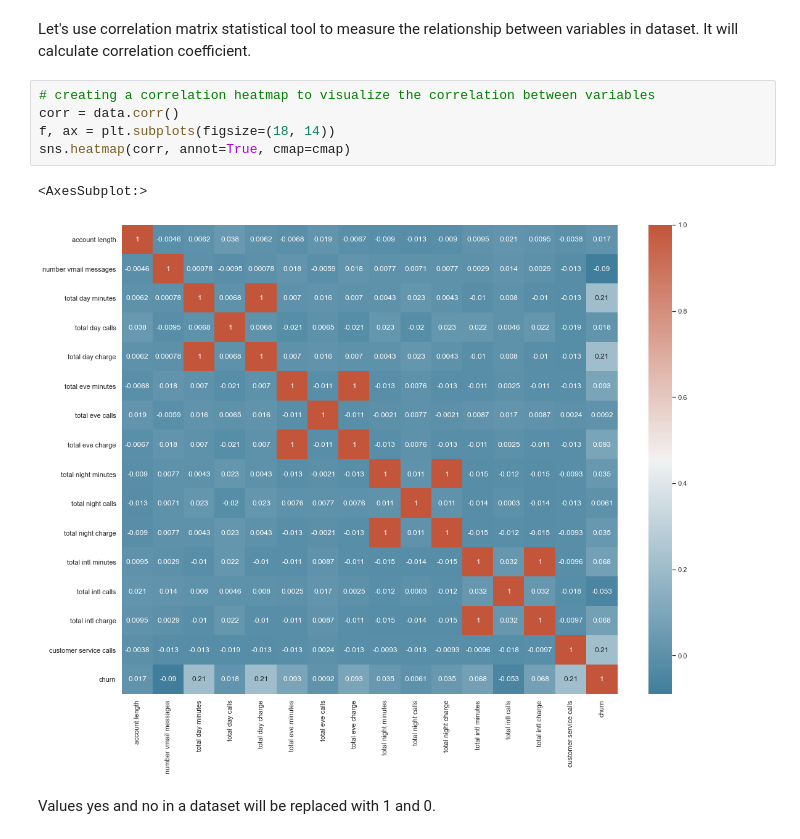
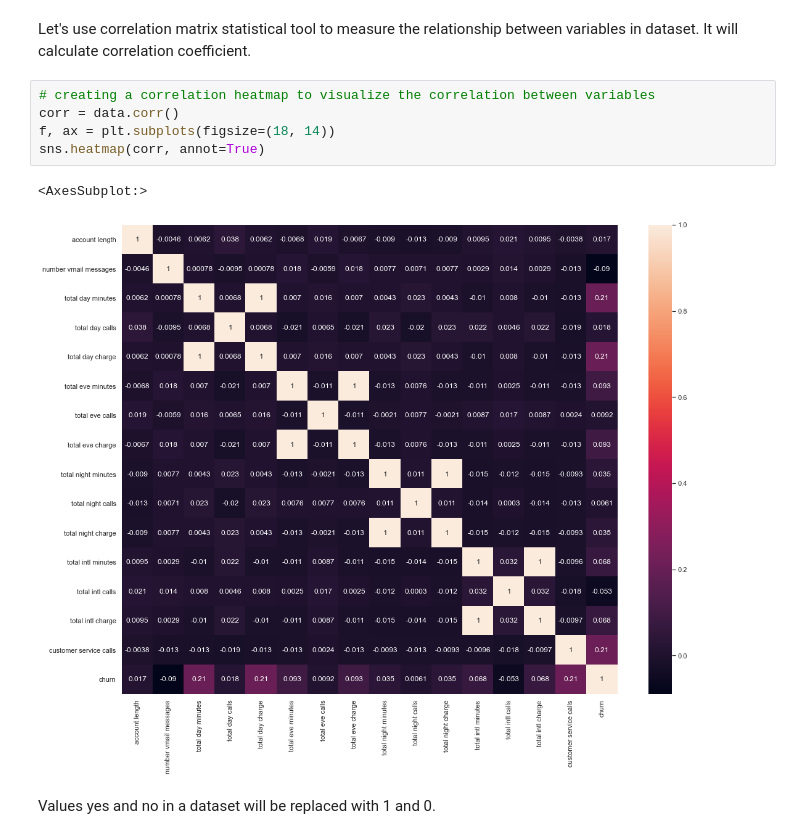
Before and after one commit to stepgrig/Predicting-customer-churn, a Jupyter notebook: P3P.ipynb, the cells around one changed output. Saved outputs shown, nothing was run; the diff lists cells and outputs as text.

```diff
--- a/P3P.ipynb
+++ b/P3P.ipynb
@@ -467,11 +467,11 @@ Let's use correlation matrix statistical tool to measure the relationship betwee
 # %%
 # creating a correlation heatmap to visualize the correlation between variables
 corr = data.corr()
 f, ax = plt.subplots(figsize=(18, 14))
-sns.heatmap(corr, annot=True, cmap=cmap)
+sns.heatmap(corr, annot=True)
 # %% [output]
 <AxesSubplot:>
-[figure, old version]
+[figure, new version]
 # %% [markdown]
 Values  yes and no in a dataset will be replaced with 1 and 0.
 # %%
```
Also changed, not shown: parts of 18 cells of this notebook.
